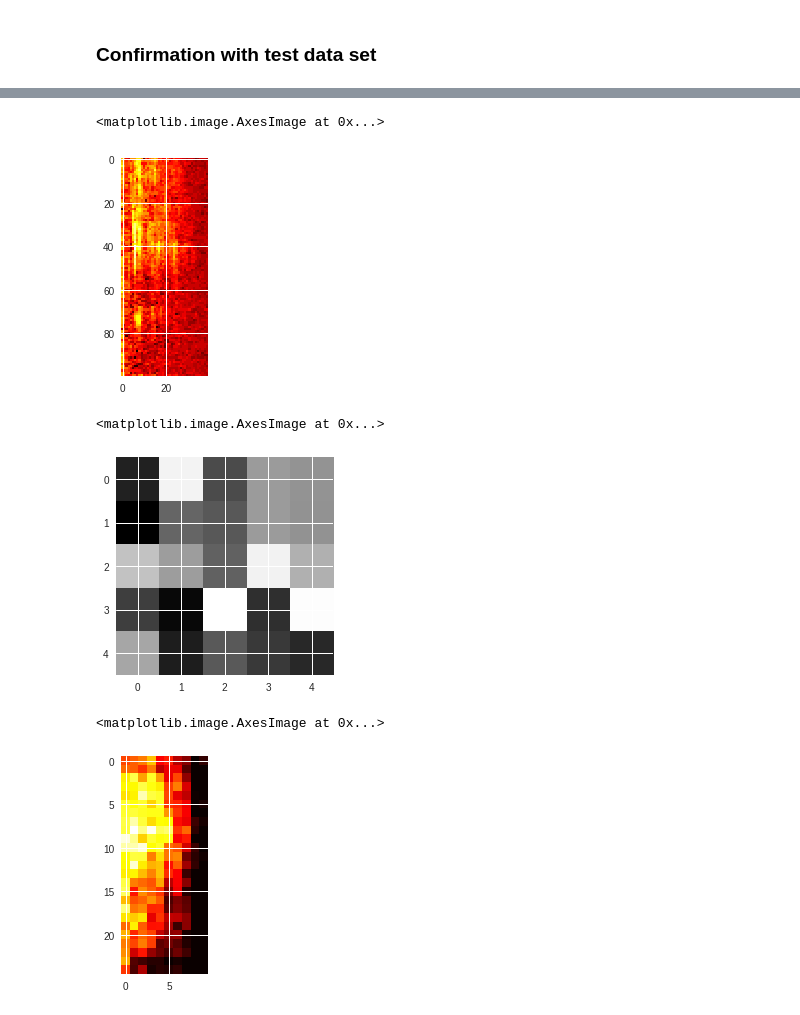
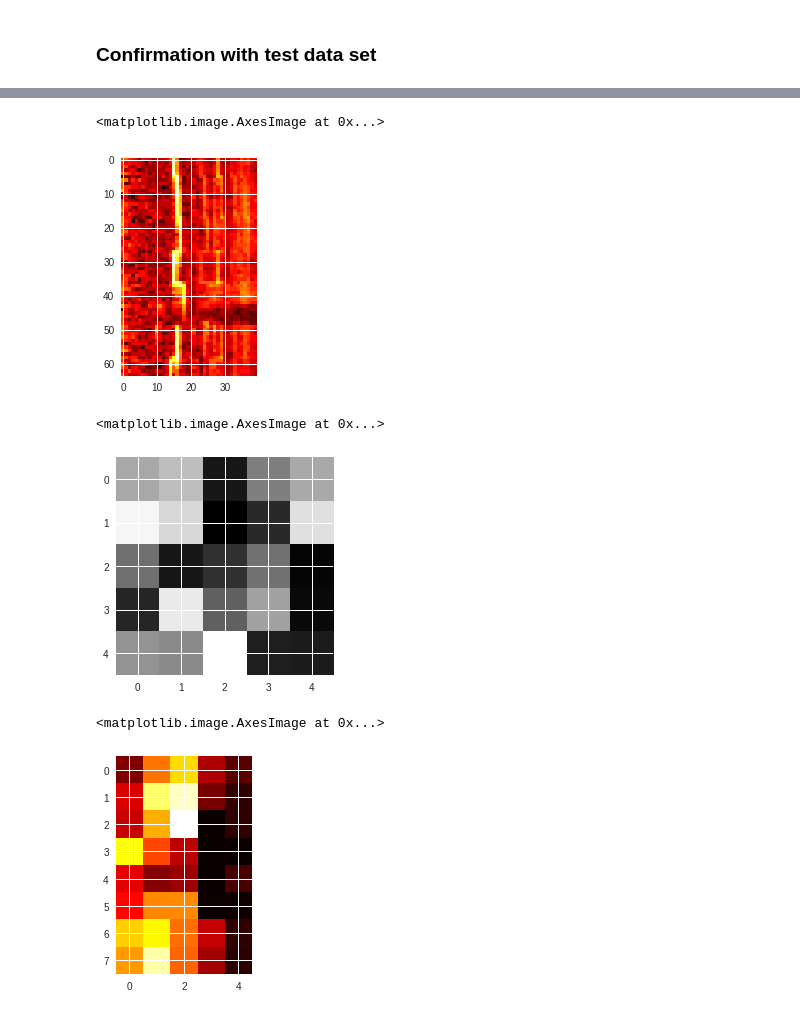
Before and after one commit to araobp/acoustic-features, a Jupyter notebook: tensorflow/CNN_for_AED_preliminary_test.ipynb, the cells around one changed output, grey strips where cells are left out. Saved outputs shown, nothing was run; the diff lists cells and outputs as text; code cells hidden in the pictures.

```diff
--- a/tensorflow/CNN_for_AED_preliminary_test.ipynb
+++ b/tensorflow/CNN_for_AED_preliminary_test.ipynb
@@ -71,12 +71,14 @@ TEST_SET = [(TEST_SET_PIANO, 0),
             (TEST_SET_BLUES_HARP, 3),
             (TEST_SET_TIN_WHISTLE, 4)]
 # %%
+import sklearn.preprocessing as pp
+
 training_set = []
 test_set = []
 
-a1, a2 = 0,  FILTERS*100
-b1, b2 = FILTERS*50, FILTERS*150
-c1, c2 = FILTERS*100, FILTERS*200
+a1, a2 = 0,  FILTERS*64
+b1, b2 = FILTERS*64, FILTERS*64*2
+c1, c2 = FILTERS*64*2, FILTERS*64*3
 
 def label(l):
     ll = [0,0,0,0,0]
@@ -85,34 +87,36 @@ def label(l):
 
 for files, l in TRAINING_SET:
     for file in files:
-        df = pd.read_csv(file.replace(os.path.sep, '/'), dtype=np.int16)
+        df = pd.read_csv(file.replace(os.path.sep, '/'), dtype=np.float)
         #df = df[df['n']<FILTERS]
-        # Mean normalization
-        df['magnitude'] = df['magnitude'] -  df['magnitude'].mean()
-        training_set.append((df[a1:a2], label(l)))
-        training_set.append((df[b1:b2], label(l)))
-        training_set.append((df[c1:c2], label(l)))
+        img1 = pp.scale(df[a1:a2]['magnitude'].values)
+        img2 = pp.scale(df[b1:b2]['magnitude'].values)
+        img3 = pp.scale(df[c1:c2]['magnitude'].values)
+        training_set.append((img1, label(l)))
+        training_set.append((img2, label(l)))
+        training_set.append((img3, label(l)))
 
 for files, l in TEST_SET:
     for file in files:
-        df = pd.read_csv(file.replace(os.path.sep, '/'), dtype=np.int16)
+        df = pd.read_csv(file.replace(os.path.sep, '/'), dtype=np.float)
         #df = df[df['n']<FILTERS]
-        # Mean normalization
-        df['magnitude'] = df['magnitude'] - df['magnitude'].mean()
-        test_set.append((df[a1:a2], label(l)))
-        test_set.append((df[b1:b2], label(l)))
-        test_set.append((df[c1:c2], label(l)))
+        img1 = pp.scale(df[a1:a2]['magnitude'].values)
+        img2 = pp.scale(df[b1:b2]['magnitude'].values)
+        img3 = pp.scale(df[c1:c2]['magnitude'].values)
+        test_set.append((img1, label(l)))
+        test_set.append((img2, label(l)))
+        test_set.append((img3, label(l)))
 
 random.shuffle(training_set)
 random.shuffle(test_set)
 # %%
 train_x, train_t = [], []
 test_x, test_t = [], []
-for df, label in training_set:
-    train_x.append(df['magnitude'])
+for img, label in training_set:
+    train_x.append(img)
     train_t.append(label)
-for df, label in test_set:
-    test_x.append(df['magnitude'])
+for img, label in test_set:
+    test_x.append(img)
     test_t.append(label)
 # %% [markdown]
 ## CNN on TensorFlow
@@ -272,20 +275,20 @@ test_t[:16]
 # %%
 filter_vals, conv_vals = sess.run([W_conv3, h_pool3], feed_dict={x:train_x})
 # %%
-plt.imshow(train_x[20].reshape(100,FILTERS), interpolation='nearest', cmap=plt.cm.hot)
+plt.imshow(train_x[10].reshape(64,FILTERS), interpolation='nearest', cmap=plt.cm.hot)
 # %% [output]
 <matplotlib.image.AxesImage at 0x...>
-[figure, old version]
+[figure, new version]
 # %%
-plt.imshow(filter_vals[:,:,0,77], interpolation='nearest', cmap=plt.cm.gray_r)
+plt.imshow(filter_vals[:,:,0,10], interpolation='nearest', cmap=plt.cm.gray_r)
 # %% [output]
 <matplotlib.image.AxesImage at 0x...>
-[figure, old version]
+[figure, new version]
 # %%
-plt.imshow(conv_vals[20,:,:,77], interpolation='nearest', cmap=plt.cm.hot)
+plt.imshow(conv_vals[20,:,:,10], interpolation='nearest', cmap=plt.cm.hot)
 # %% [output]
 <matplotlib.image.AxesImage at 0x...>
-[figure, old version]
+[figure, new version]
 # %%
 fig = plt.figure(figsize=(10,10))
 
```
Also changed, not shown: parts of 13 cells of this notebook, 1 other file.
